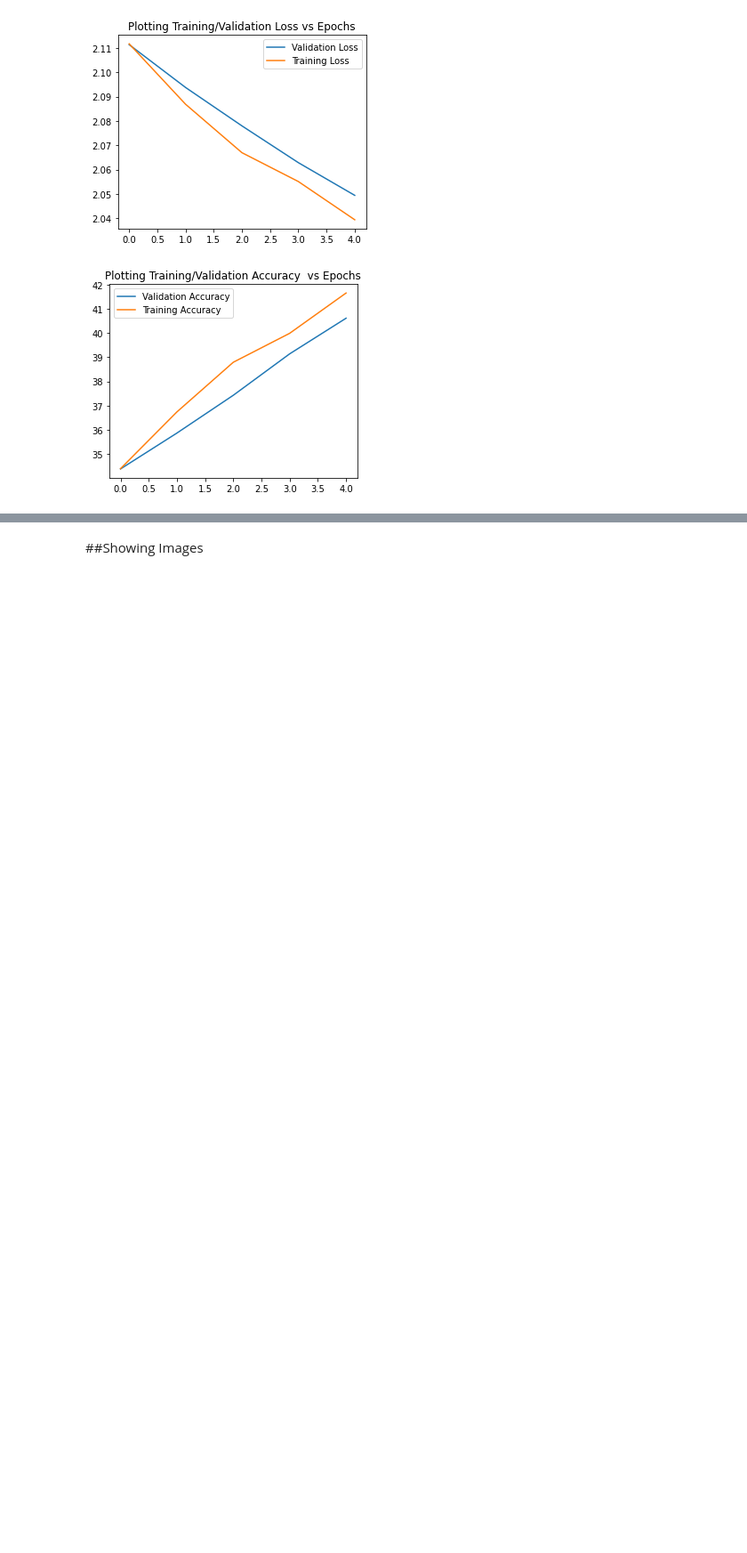
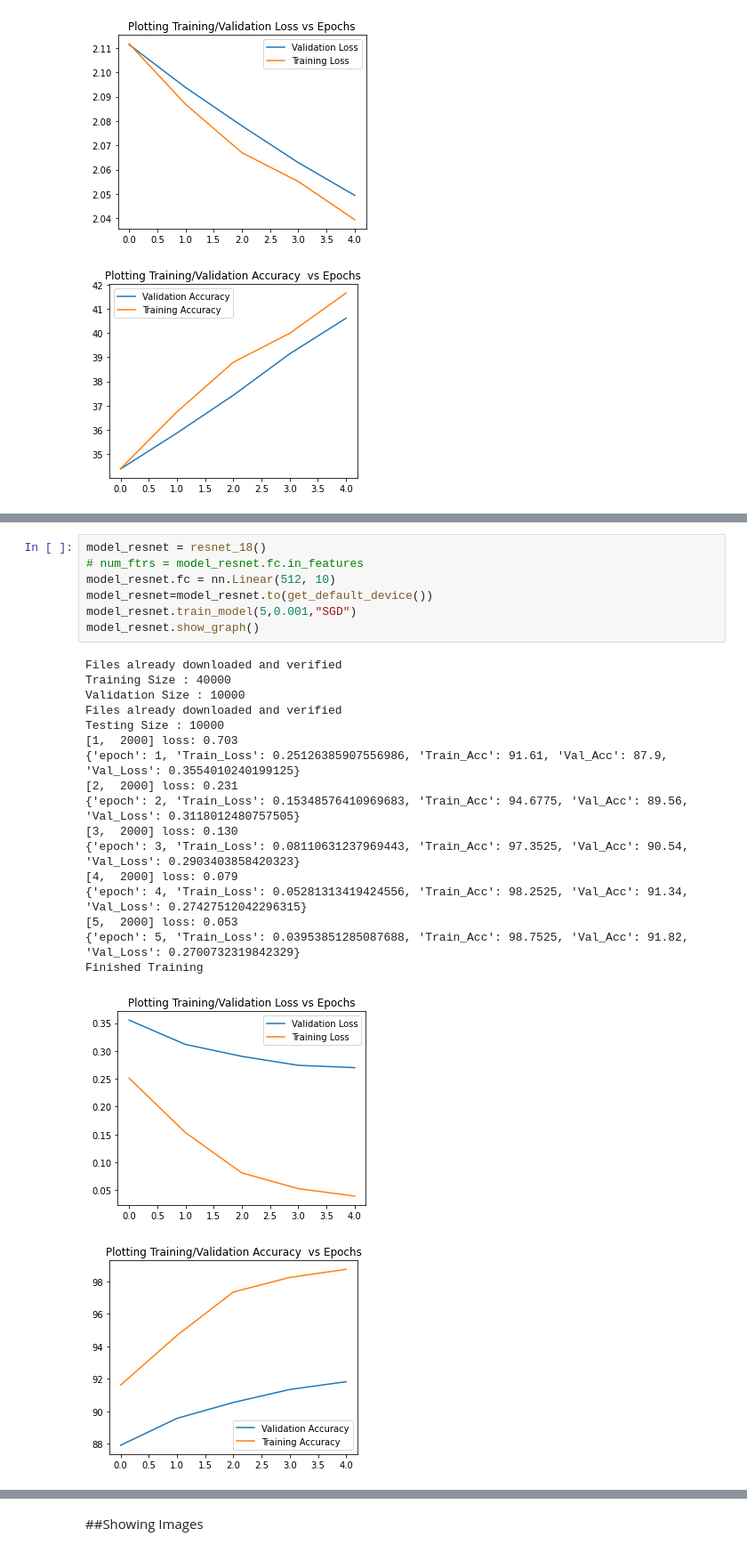
Before and after one commit to Anomaly1702/Ass2_Deep_Learning, a Jupyter notebook: Anubhav_Deep_learning.ipynb, the cells around one changed output, grey strips where cells are left out. Shown: that part at 89% size. Saved outputs shown, nothing was run; the diff lists cells and outputs as text; blank space fills up the shorter version.

```diff
--- a/Anubhav_Deep_learning.ipynb
+++ b/Anubhav_Deep_learning.ipynb
@@ -615,0 +778,26 @@ Finished Training
+# %%
+model_resnet = resnet_18()
+# num_ftrs = model_resnet.fc.in_features
+model_resnet.fc = nn.Linear(512, 10)
+model_resnet=model_resnet.to(get_default_device())
+model_resnet.train_model(5,0.001,"SGD")
+model_resnet.show_graph()
+# %% [output]
+Files already downloaded and verified
+Training Size : 40000
+Validation Size : 10000
+Files already downloaded and verified
+Testing Size : 10000
+[1,  2000] loss: 0.703
+{'epoch': 1, 'Train_Loss': 0.25126385907556986, 'Train_Acc': 91.61, 'Val_Acc': 87.9, 'Val_Loss': 0.3554010240199125}
+[2,  2000] loss: 0.231
+{'epoch': 2, 'Train_Loss': 0.15348576410969683, 'Train_Acc': 94.6775, 'Val_Acc': 89.56, 'Val_Loss': 0.3118012480757505}
+[3,  2000] loss: 0.130
+{'epoch': 3, 'Train_Loss': 0.08110631237969443, 'Train_Acc': 97.3525, 'Val_Acc': 90.54, 'Val_Loss': 0.2903403858420323}
+[4,  2000] loss: 0.079
+{'epoch': 4, 'Train_Loss': 0.05281313419424556, 'Train_Acc': 98.2525, 'Val_Acc': 91.34, 'Val_Loss': 0.27427512042296315}
+[5,  2000] loss: 0.053
+{'epoch': 5, 'Train_Loss': 0.03953851285087688, 'Train_Acc': 98.7525, 'Val_Acc': 91.82, 'Val_Loss': 0.2700732319842329}
+Finished Training
+[figure, added]
+[figure, added]
```
Also changed, not shown: parts of 8 cells of this notebook.
